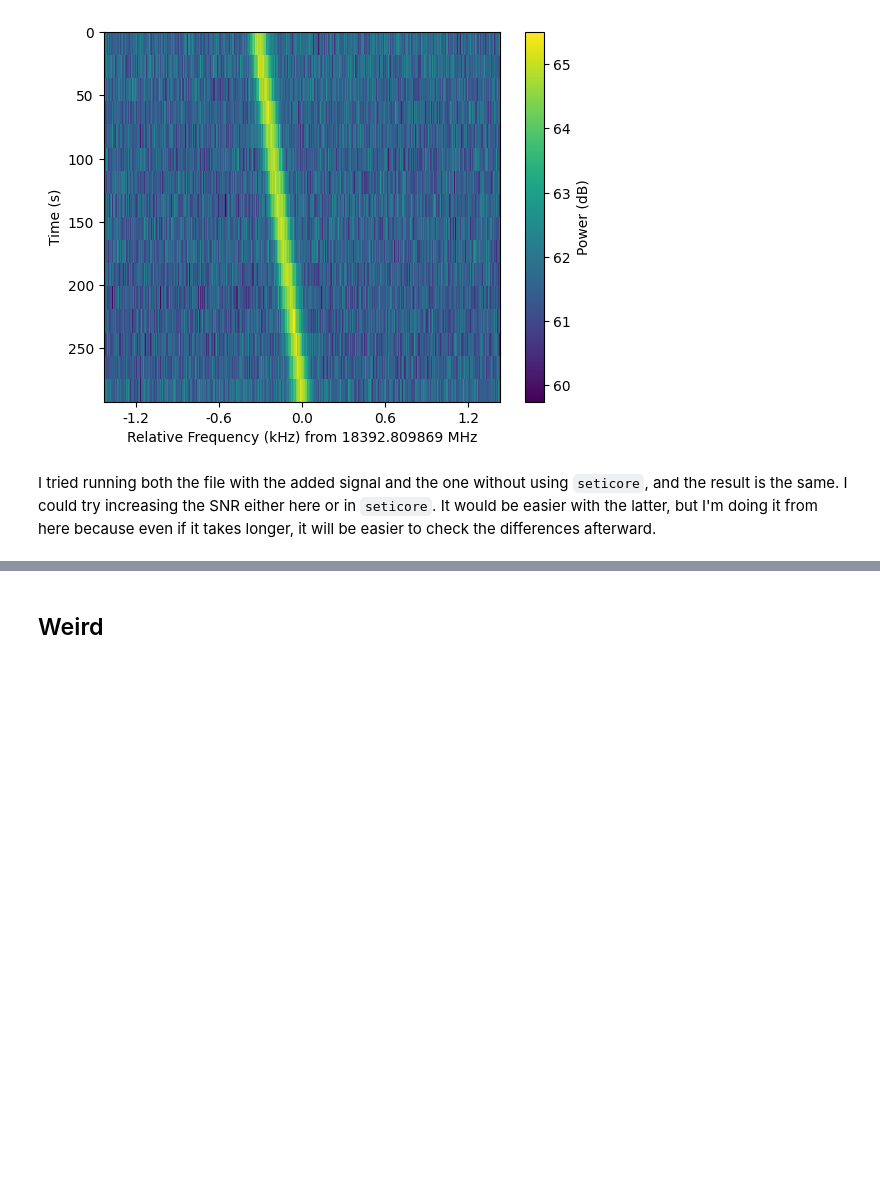
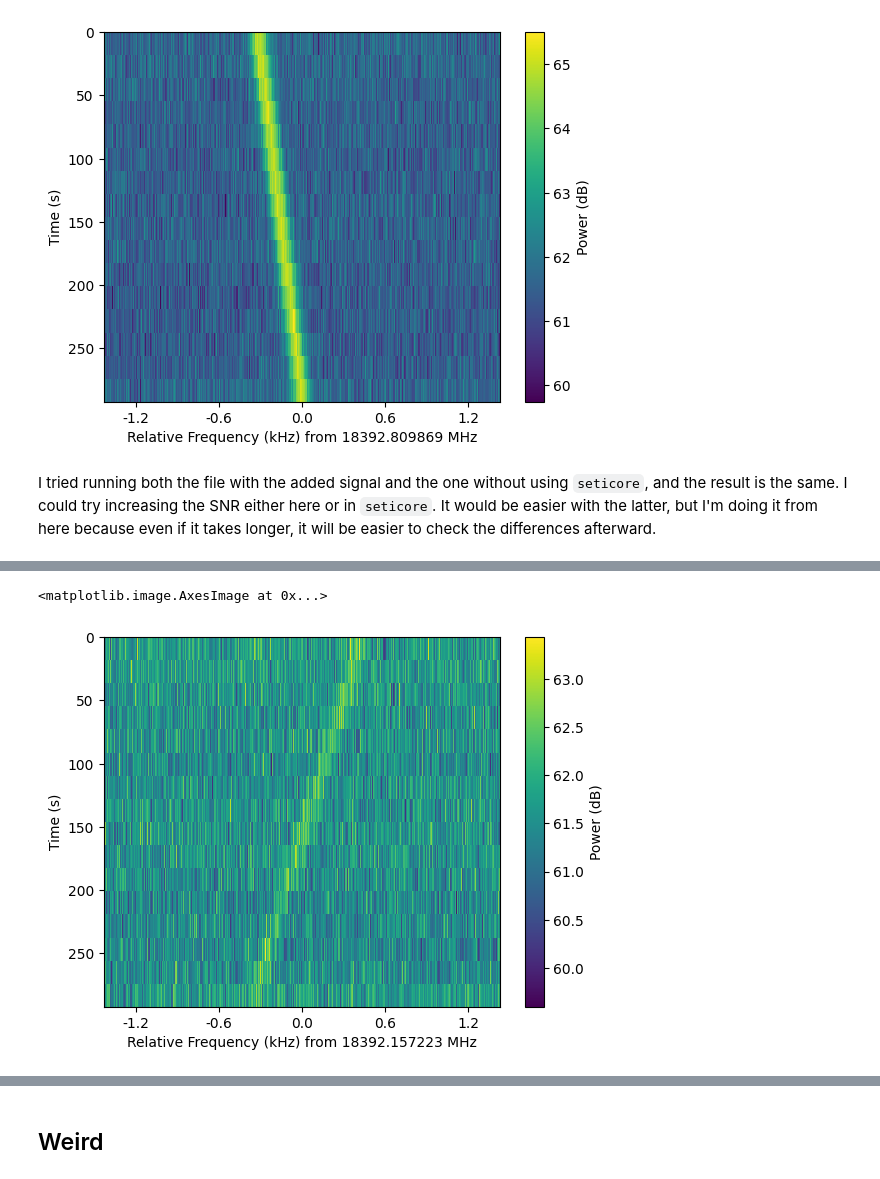
Before and after one commit to Oxke/seti-deliverables, a Jupyter notebook: injection.ipynb, the cells around one changed output, grey strips where cells are left out. Drawn from its saved outputs; the diff is of its cells as text; code cells hidden in the pictures; blank space fills up the shorter version.

```diff
--- a/injection.ipynb
+++ b/injection.ipynb
@@ -81,0 +130,7 @@ blimpy.waterfall INFO     Conversion time: 5.23sec
+# %%
+OLD_FRAME_DATA = frame.data.copy()
+FOLDER_GRID = OUTPUT_FOLDER + "parameter search"
+L = np.linspace(0, frame.data.shape[1] - WINDOW_SIZE, 50, dtype=int)
+DR = np.linspace(-5, 5, 100)
+MFI = (WINDOW_SIZE*frame.df - frame.data.shape[0]*frame.dt*DR) / (2 * frame.df)
+SNR = 10 ** np.linspace(0, 3, 200)
@@ -81,0 +148,2 @@ blimpy.waterfall INFO     Conversion time: 5.23sec
+# %%
+frame_s = make_frame_s(mfi, dr, snr, l, r)
@@ -81,0 +152,5 @@ blimpy.waterfall INFO     Conversion time: 5.23sec
+# %%
+frame_s.plot()
+# %% [output]
+<matplotlib.image.AxesImage at 0x...>
+[figure, added]
```
Also changed, not shown: parts of 13 cells of this notebook, 11 other files.
